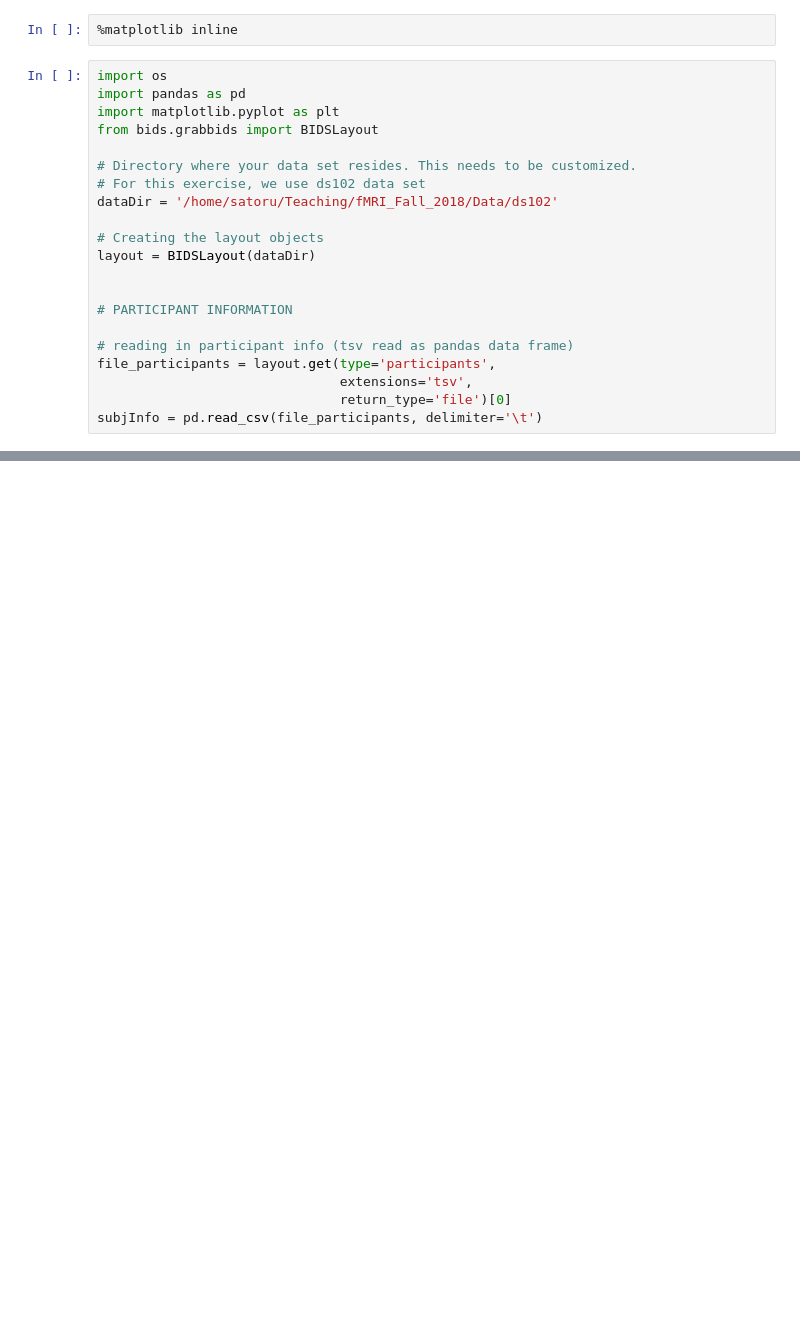
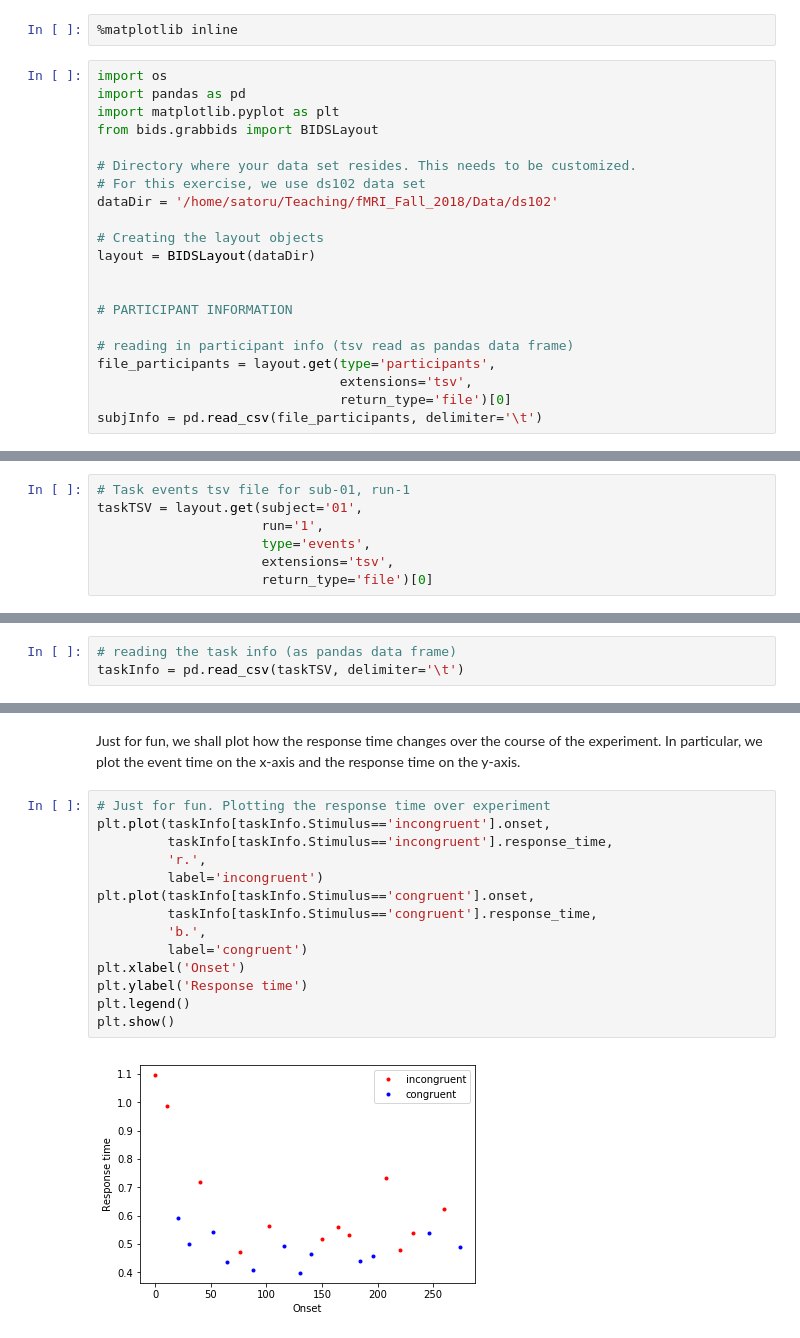
Before and after one commit to sathayas/JupyterfMRIFall2018, a Jupyter notebook: NIfTI_BIDS.ipynb, the cells around one changed output, grey strips where cells are left out. Drawn from its saved outputs; the diff is of its cells as text; blank space fills up the shorter version.

```diff
--- a/NIfTI_BIDS.ipynb
+++ b/NIfTI_BIDS.ipynb
@@ -775,0 +929,7 @@ subjInfo = pd.read_csv(file_participants, delimiter='\t')
+# %%
+# Task events tsv file for sub-01, run-1
+taskTSV = layout.get(subject='01',
+                     run='1',
+                     type='events',
+                     extensions='tsv',
+                     return_type='file')[0]
@@ -775,0 +940,3 @@ subjInfo = pd.read_csv(file_participants, delimiter='\t')
+# %%
+# reading the task info (as pandas data frame)
+taskInfo = pd.read_csv(taskTSV, delimiter='\t')
@@ -775,0 +963,18 @@ subjInfo = pd.read_csv(file_participants, delimiter='\t')
+# %% [markdown]
+Just for fun, we shall plot how the response time changes over the course of the experiment. In particular, we plot the event time on the x-axis and the response time on the y-axis.
+# %%
+# Just for fun. Plotting the response time over experiment
+plt.plot(taskInfo[taskInfo.Stimulus=='incongruent'].onset,
+         taskInfo[taskInfo.Stimulus=='incongruent'].response_time,
+         'r.',
+         label='incongruent')
+plt.plot(taskInfo[taskInfo.Stimulus=='congruent'].onset,
+         taskInfo[taskInfo.Stimulus=='congruent'].response_time,
+         'b.',
+         label='congruent')
+plt.xlabel('Onset')
+plt.ylabel('Response time')
+plt.legend()
+plt.show()
+# %% [output]
+[figure, added]
```
Also changed, not shown: parts of 28 cells of this notebook.
